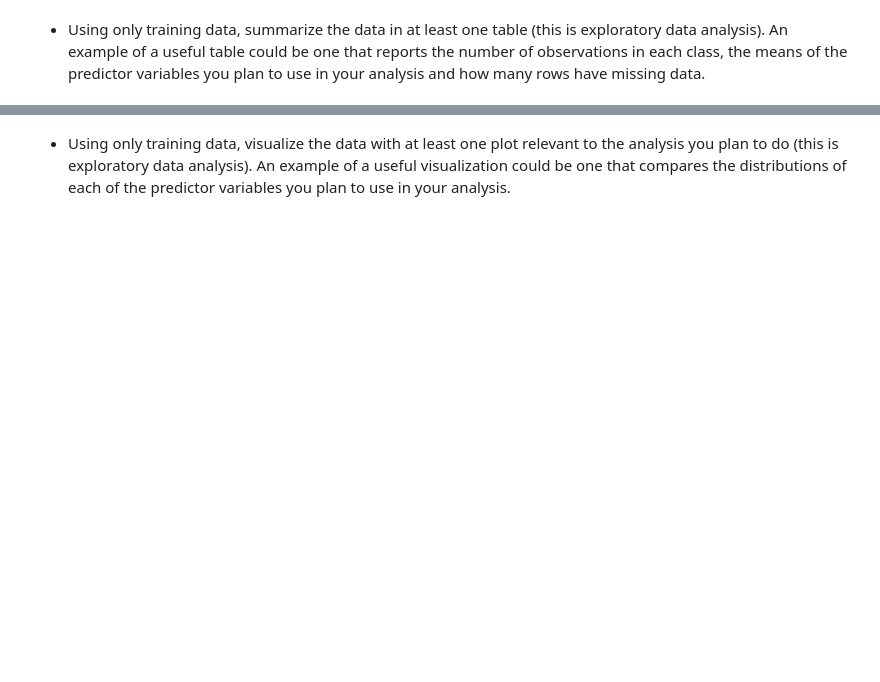
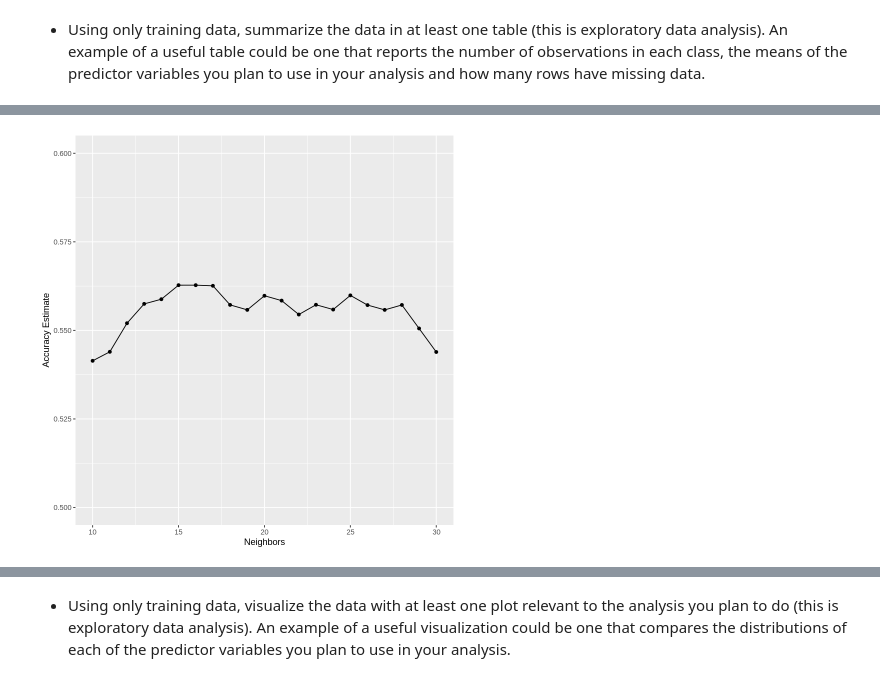
Before and after one commit to WhenLifeHandsYouLemons/DSCI-Project, a Jupyter notebook: report.ipynb, the cells around one changed output, grey strips where cells are left out. Saved outputs shown, nothing was run; the diff lists cells and outputs as text; code cells hidden in the pictures; blank space fills up the shorter version.

Commit message:
Added code for data analysis

```diff
--- a/report.ipynb
+++ b/report.ipynb
@@ -142,3 +113,56 @@ A tibble: 1 × 1
 | total_observations |
 | <int> |
 | 748 |
+# %%
+# Set the seed for this code cell
+set.seed(1)
+
+# Create model specs
+salary_vfold <- vfold_cv(df_train, v = 10, strata = education)
+
+salary_spec <- nearest_neighbor(weight_func = "rectangular", neighbors = tune()) |>
+    set_engine("kknn") |>
+    set_mode("classification")
+
+# Create recipe
+salary_recipe <- recipe(education ~ ., data = df_train) |>
+    step_scale(all_predictors()) |>
+    step_center(all_predictors())
+
+# salary_prepped <- salary_recipe |>
+#     prep() |>
+#     bake(df_train)
+
+# vis <- ggplot(salary_prepped, aes(x=salary_dollars, y=experience_years)) +
+#     geom_point(aes(color=education))
+
+# vis
+
+k_vals <- tibble(neighbors = seq(10, 30, by = 1))
+
+results_workflow <- workflow() |>
+    add_recipe(salary_recipe) |>
+    add_model(salary_spec) |>
+    tune_grid(resamples = salary_vfold, grid = k_vals) |>
+    collect_metrics()
+
+# salary_fit <- workflow() |>
+#     add_recipe(salary_recipe) |>
+#     add_model(salary_spec) |>
+#     fit_resamples(resamples = salary_vfold) |>
+#     collect_metrics()
+
+# salary_fit
+
+accuracies <- results_workflow |>
+      filter(.metric == "accuracy")
+
+cross_val_plot <- ggplot(accuracies, aes(x = neighbors, y = mean))+
+      geom_point() +
+      geom_line() +
+      labs(x = "Neighbors", y = "Accuracy Estimate")
+      # scale_y_continuous(limits = c(0.5, 0.6)) # adjusting the y-axis
+
+cross_val_plot
+# %% [output]
+[figure, added]
```
Also changed, not shown: parts of 8 cells of this notebook.
